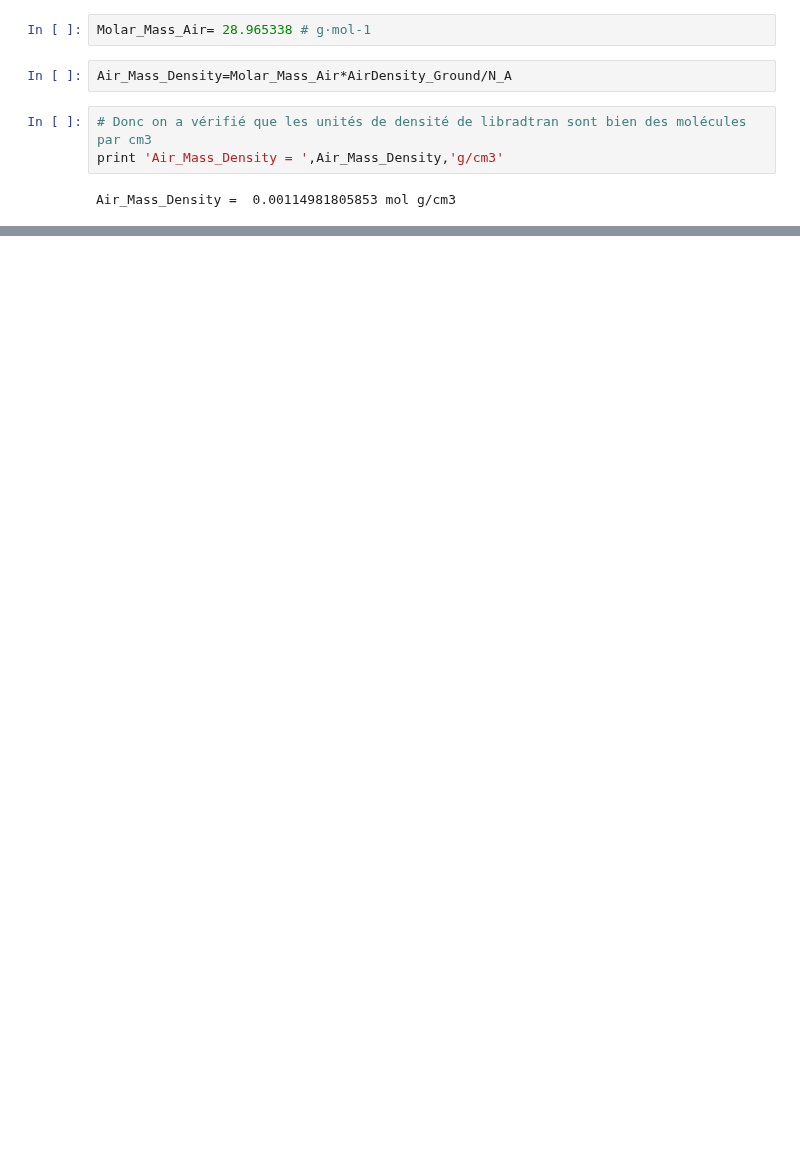
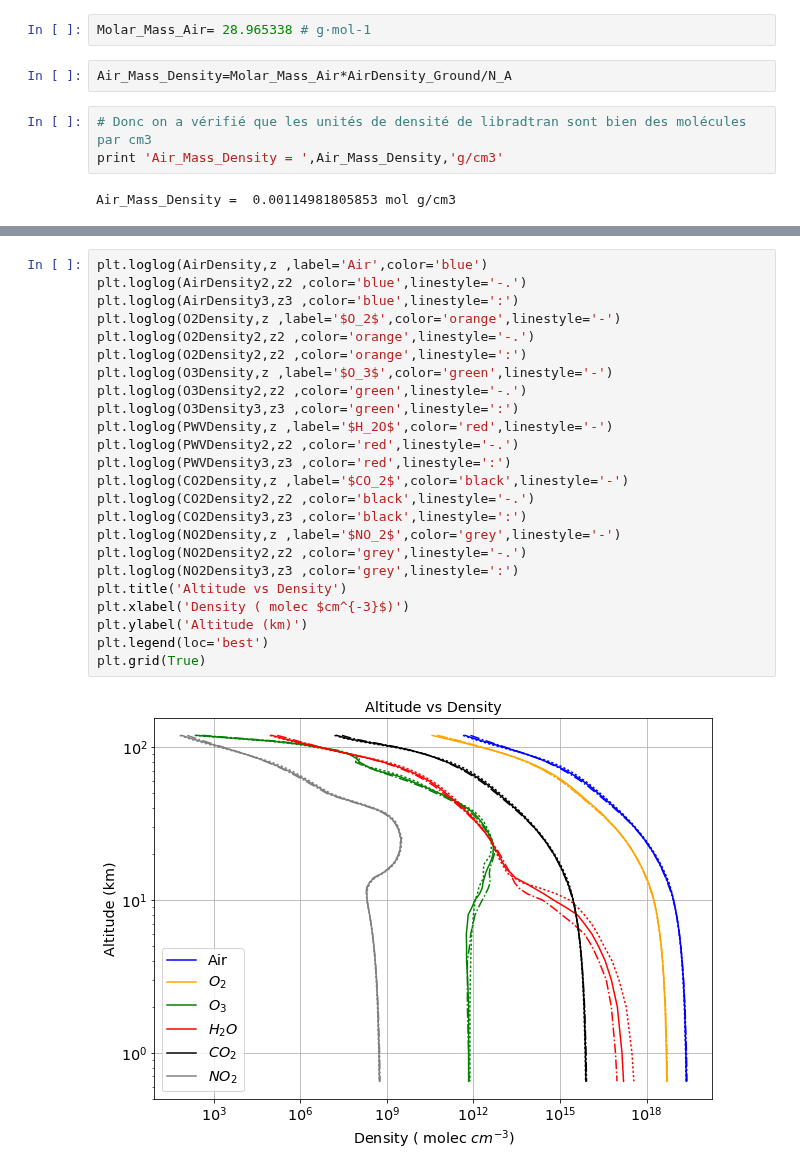
Before and after one commit to sylvielsstfr/PC5AtmStudies, a Jupyter notebook: OHP_Studies/atm_prof_OHP.ipynb, the cells around one changed output, grey strips where cells are left out. Saved outputs shown, nothing was run; the diff lists cells and outputs as text; blank space fills up the shorter version.

```diff
--- a/OHP_Studies/atm_prof_OHP.ipynb
+++ b/OHP_Studies/atm_prof_OHP.ipynb
@@ -122,0 +172,26 @@ plt.grid(True)
+# %%
+plt.loglog(AirDensity,z ,label='Air',color='blue')
+plt.loglog(AirDensity2,z2 ,color='blue',linestyle='-.')
+plt.loglog(AirDensity3,z3 ,color='blue',linestyle=':')
+plt.loglog(O2Density,z ,label='$O_2$',color='orange',linestyle='-')
+plt.loglog(O2Density2,z2 ,color='orange',linestyle='-.')
+plt.loglog(O2Density2,z2 ,color='orange',linestyle=':')
+plt.loglog(O3Density,z ,label='$O_3$',color='green',linestyle='-')
+plt.loglog(O3Density2,z2 ,color='green',linestyle='-.')
+plt.loglog(O3Density3,z3 ,color='green',linestyle=':')
+plt.loglog(PWVDensity,z ,label='$H_2O$',color='red',linestyle='-')
+plt.loglog(PWVDensity2,z2 ,color='red',linestyle='-.')
+plt.loglog(PWVDensity3,z3 ,color='red',linestyle=':')
+plt.loglog(CO2Density,z ,label='$CO_2$',color='black',linestyle='-')
+plt.loglog(CO2Density2,z2 ,color='black',linestyle='-.')
+plt.loglog(CO2Density3,z3 ,color='black',linestyle=':')
+plt.loglog(NO2Density,z ,label='$NO_2$',color='grey',linestyle='-')
+plt.loglog(NO2Density2,z2 ,color='grey',linestyle='-.')
+plt.loglog(NO2Density3,z3 ,color='grey',linestyle=':')
+plt.title('Altitude vs Density')
+plt.xlabel('Density ( molec $cm^{-3}$)')
+plt.ylabel('Altitude (km)')
+plt.legend(loc='best')
+plt.grid(True)
+# %% [output]
+[figure, added]
```
Also changed, not shown: parts of 10 cells of this notebook.
